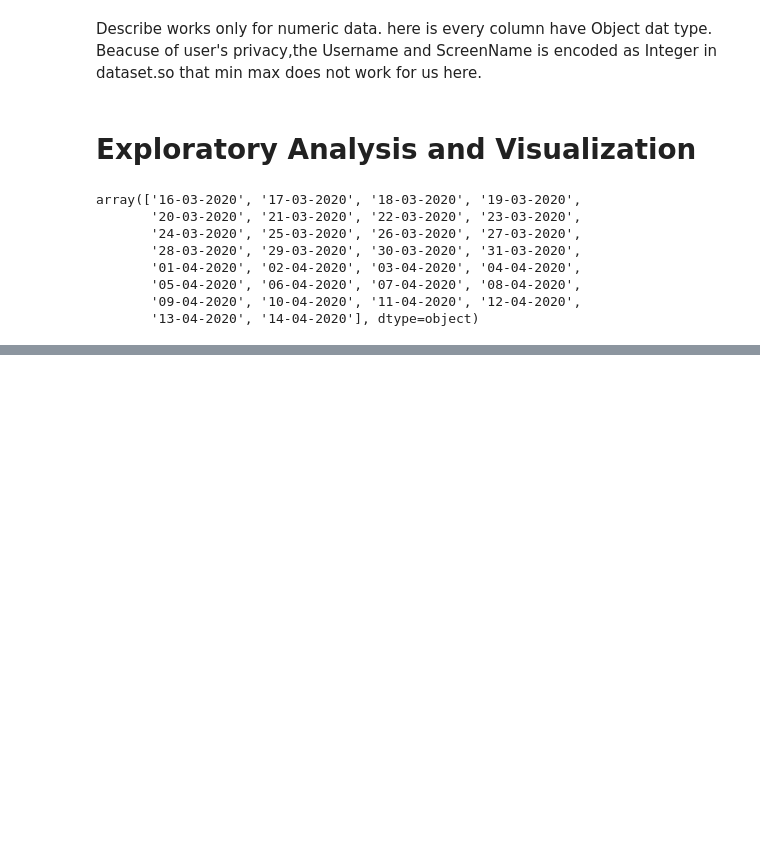
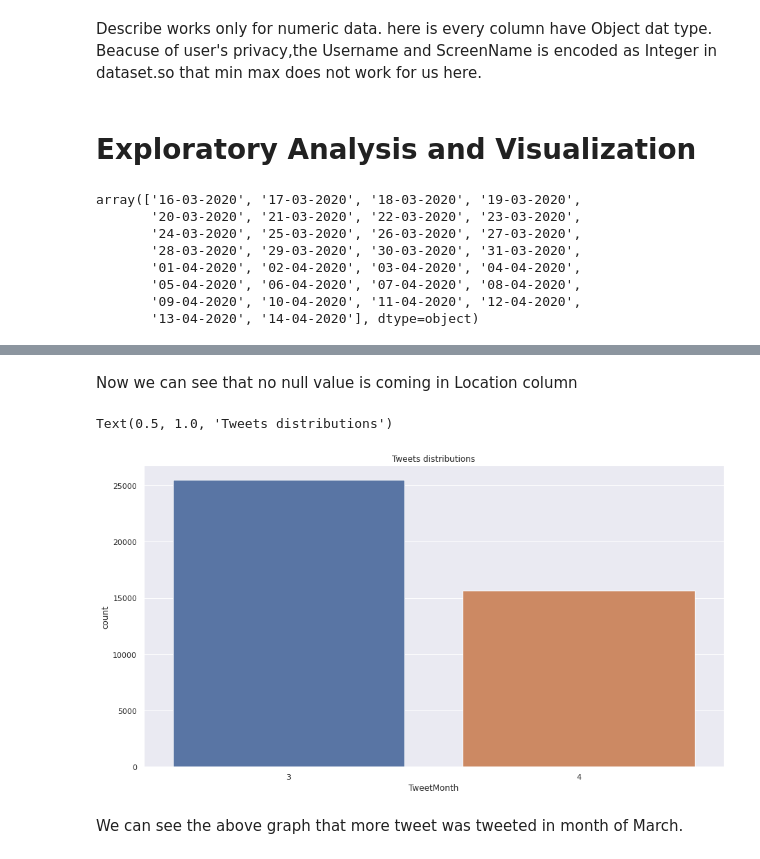
Before and after one commit to Ratnakar2022/Predicting-sentiment-of-COVID-19-tweets, a Jupyter notebook: Coronavirus_Tweet_Sentiment_Analysis_Capstone_Project.ipynb, the cells around one changed output, grey strips where cells are left out. Saved outputs shown, nothing was run; the diff lists cells and outputs as text; code cells hidden in the pictures; blank space fills up the shorter version.

```diff
--- a/Coronavirus_Tweet_Sentiment_Analysis_Capstone_Project.ipynb
+++ b/Coronavirus_Tweet_Sentiment_Analysis_Capstone_Project.ipynb
@@ -196,0 +195,4 @@ Timestamp('2020-03-16 00:00:00')
+# %%
+# filling null values in 'Location' column
+
+df["Location"].fillna(df['Location'].mode().iloc[0],inplace=True)
@@ -196,0 +216,2 @@ Timestamp('2020-03-16 00:00:00')
+# %% [markdown]
+Now we can see that no null value is coming in Location column
@@ -196,0 +221,11 @@ Timestamp('2020-03-16 00:00:00')
+# %%
+# getting count of months 3 and 4
+
+sns.set(rc={'figure.figsize':(15,8)})
+sns.countplot(x=df['TweetMonth'])
+plt.title('Tweets distributions')
+# %% [output]
+Text(0.5, 1.0, 'Tweets distributions')
+[figure, added]
+# %% [markdown]
+We can see the above graph that more tweet was tweeted in month of March.
```
Also changed, not shown: parts of 61 cells of this notebook.
